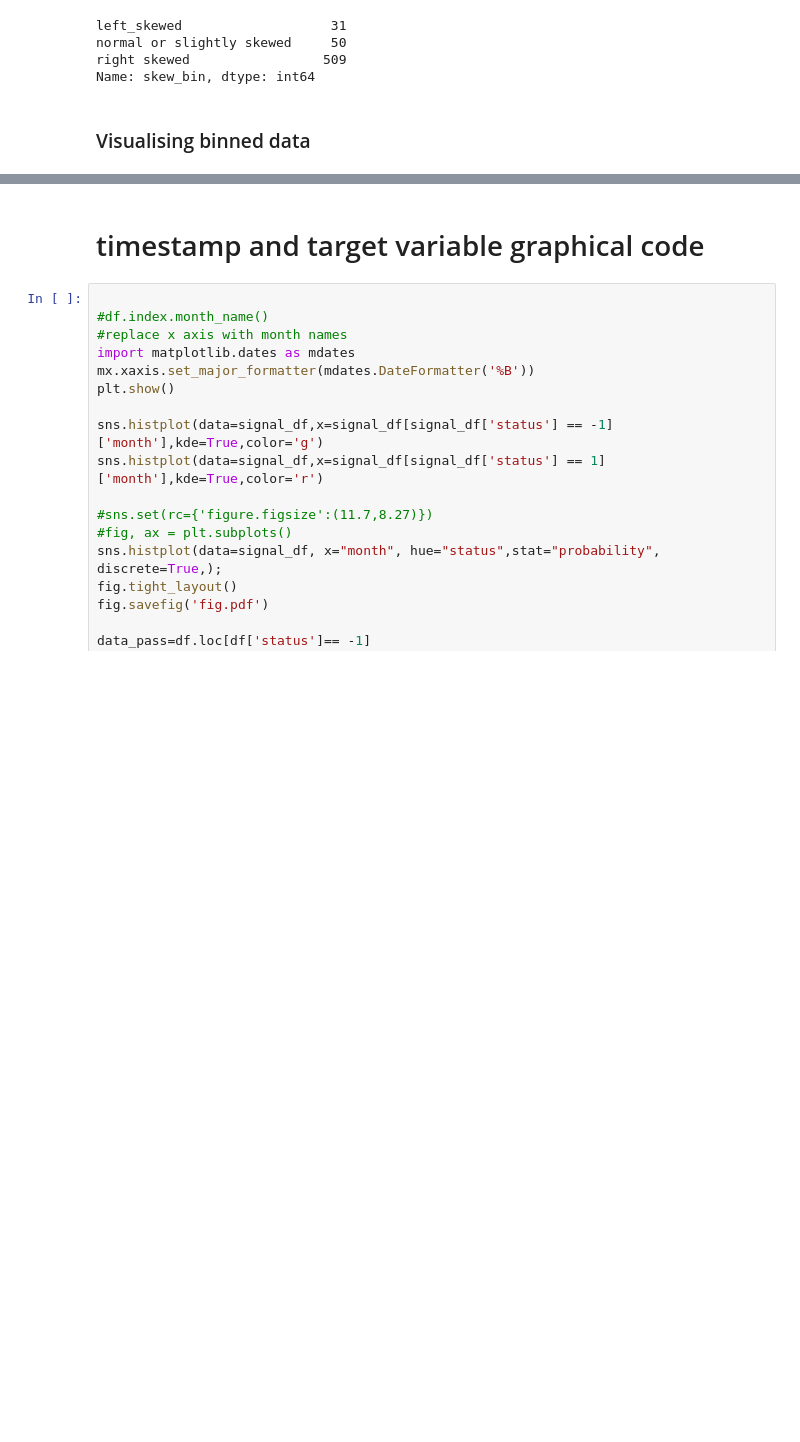
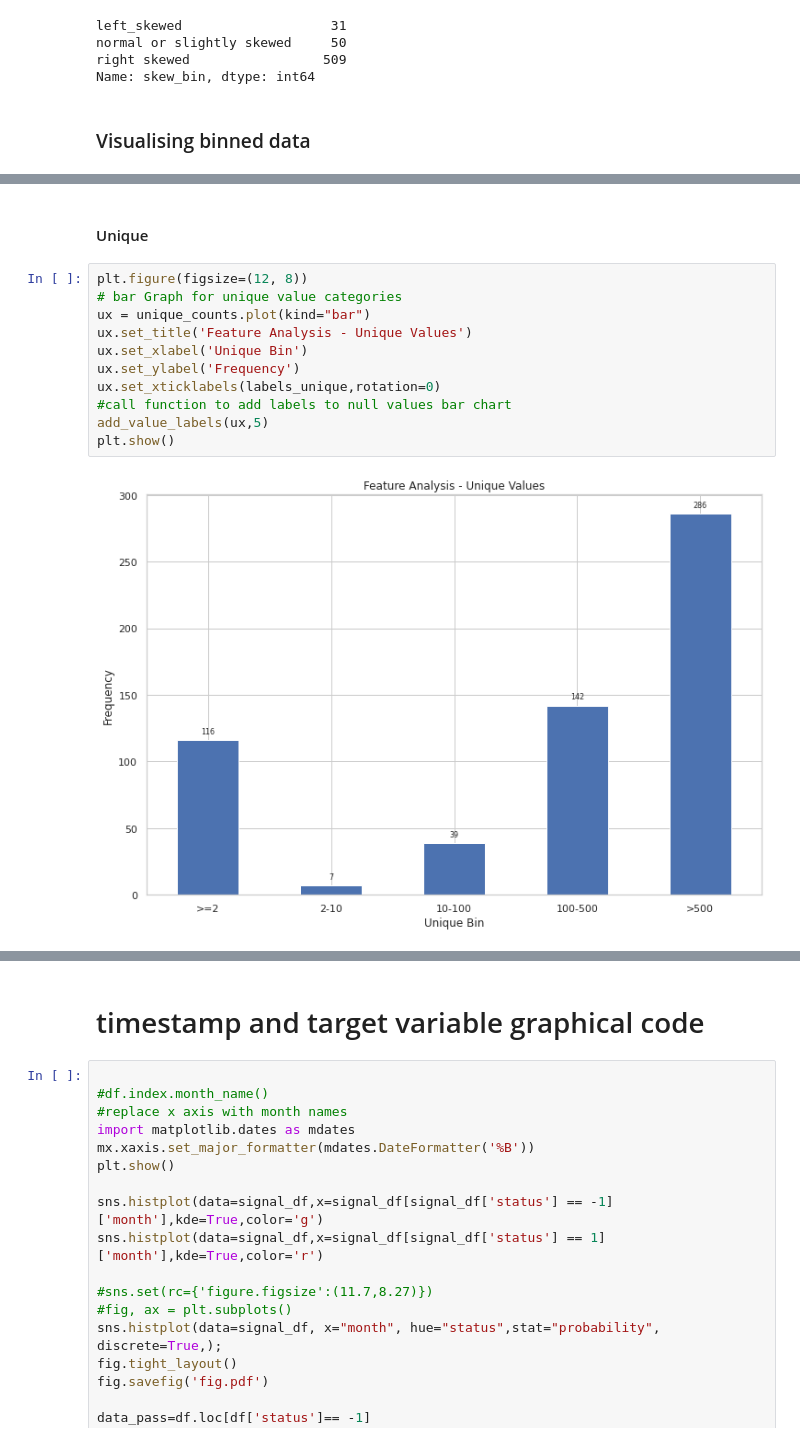
Before and after one commit to hinatanvir/Fault-Detection-SECOM, a Jupyter notebook: Presentation_1_Hina.ipynb, the cells around one changed output, grey strips where cells are left out. Drawn from its saved outputs; the diff is of its cells as text; blank space fills up the shorter version.

```diff
--- a/Presentation_1_Hina.ipynb
+++ b/Presentation_1_Hina.ipynb
@@ -446,0 +462,15 @@ Name: skew_bin, dtype: int64
+# %% [markdown]
+#### Unique
+# %%
+plt.figure(figsize=(12, 8))
+# bar Graph for unique value categories
+ux = unique_counts.plot(kind="bar")
+ux.set_title('Feature Analysis - Unique Values')
+ux.set_xlabel('Unique Bin')
+ux.set_ylabel('Frequency')
+ux.set_xticklabels(labels_unique,rotation=0)
+#call function to add labels to null values bar chart
+add_value_labels(ux,5)
+plt.show()
+# %% [output]
+[figure, added]
```
Also changed, not shown: parts of 6 cells of this notebook.
